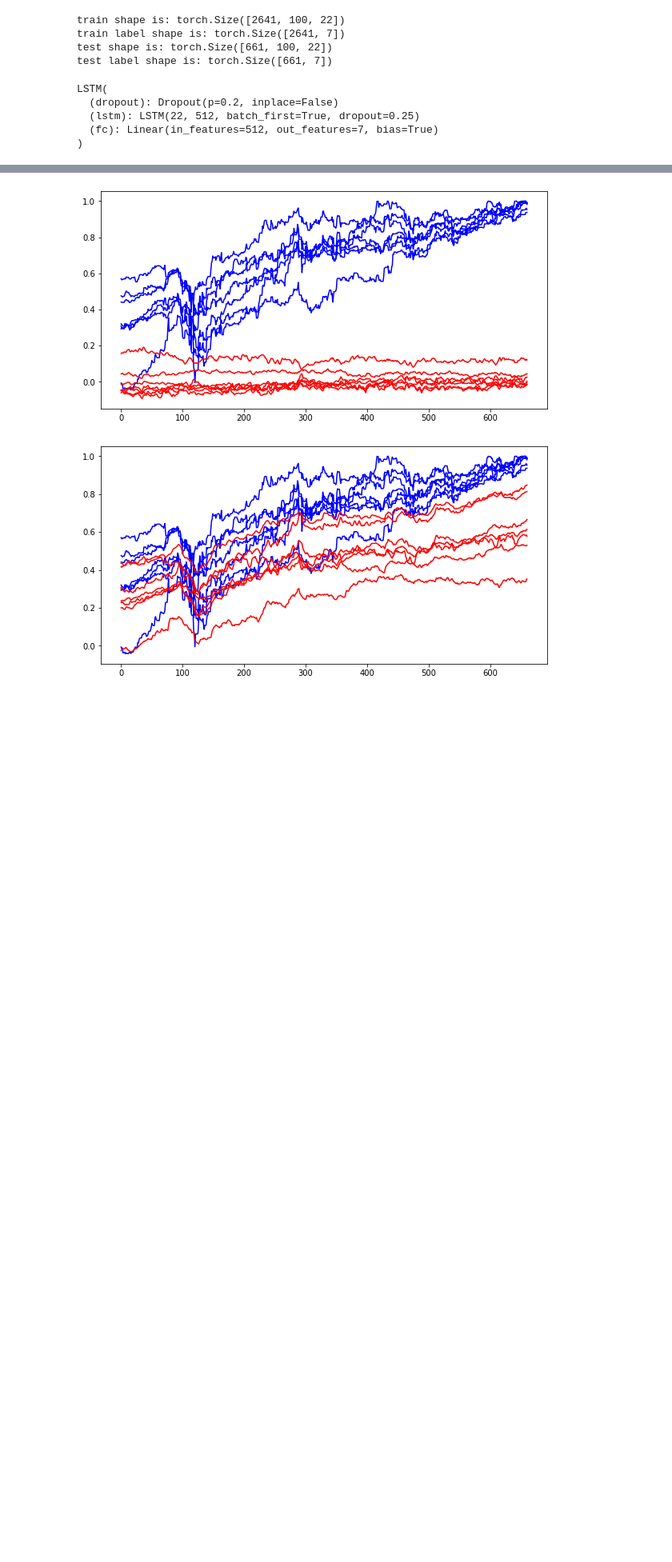
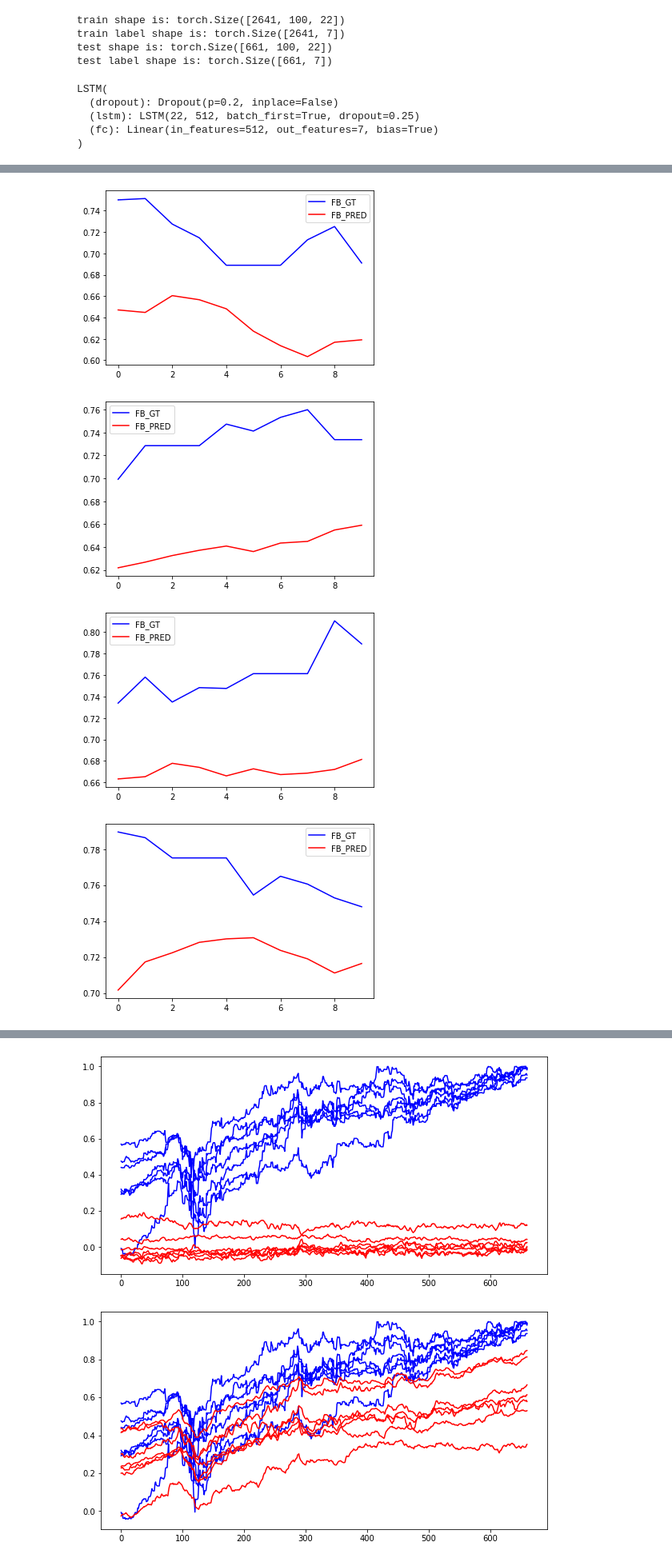
Before and after one commit to soraew/stock_quantiative_analysis, a Jupyter notebook: src/7_ANN/LSTM_1.ipynb, the cells around one changed output, grey strips where cells are left out. Shown at 80% size. Cells and saved outputs as stored; diff of their text form; code cells hidden in the pictures; blank space fills up the shorter version.

```diff
--- a/src/7_ANN/LSTM_1.ipynb
+++ b/src/7_ANN/LSTM_1.ipynb
@@ -475,0 +495,16 @@ testX_drop_Adj_Close = Variable(torch.Tensor(testX_drop_Adj_Close))
+# %%
+# looking at the results with a window size of 10
+idx = 2
+start = 300
+for i in range(start, start+100, 10):
+    pred_mini = pre_model(Variable(torch.Tensor(testX_c[i:i+10,:, :])))
+    pred_mini = pred_mini.cpu().detach().numpy().copy()[:, idx]
+    plt.plot(testY.cpu().detach().numpy()[i:i+10, idx], c="blue")
+    plt.plot(np.exp(pred_mini)-1., c="red")
+    plt.legend(["FB_GT", "FB_PRED"])
+    plt.show()
+# %% [output]
+[figure, added]
+[figure, added]
+[figure, added]
+[figure, added]
```
Also changed, not shown: parts of 5 cells of this notebook, 4 other files.
